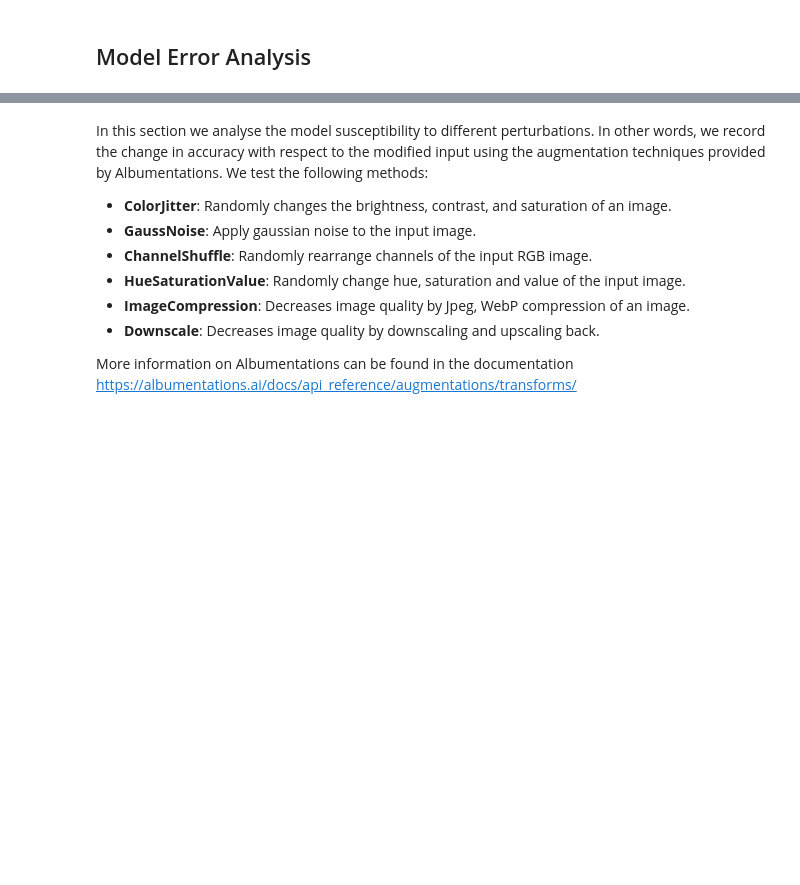
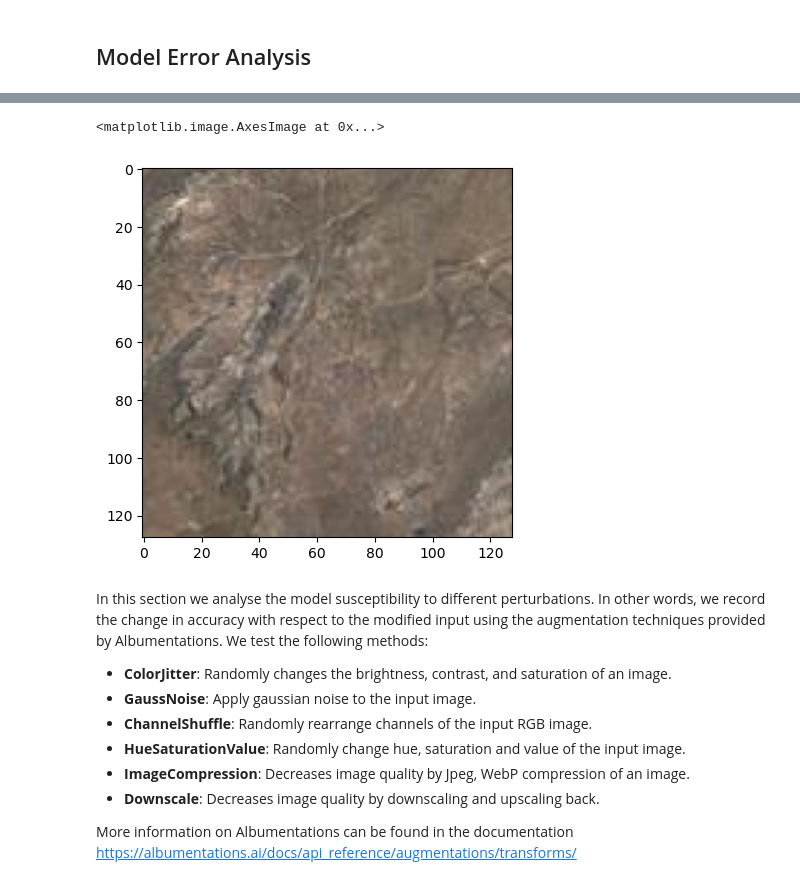
Before and after one commit to kentrachmat/HoML, a Jupyter notebook: notebooks/final_notebook.ipynb, the cells around one changed output, grey strips where cells are left out. Saved outputs shown, nothing was run; the diff lists cells and outputs as text; code cells hidden in the pictures; blank space fills up the shorter version.

```diff
--- a/notebooks/final_notebook.ipynb
+++ b/notebooks/final_notebook.ipynb
@@ -543,3 +570,10 @@ plt.show()
+# %%
+error_idx = [ix for ix in range(len(y_pred)) if ((y_pred[ix]=='mountain')and(classes_val[ix]=='desert'))]
+# %%
+plt.imshow(valid_set[error_idx[2]][0].cpu().numpy().transpose(1,2,0))
+# %% [output]
+<matplotlib.image.AxesImage at 0x...>
+[figure, added]
 # %% [markdown]
 In this section we analyse the model susceptibility to different perturbations. In other words, we record the change in accuracy with respect to the modified input using the augmentation techniques provided by Albumentations. We test the following methods:
 
```
Also changed, not shown: parts of 11 cells of this notebook, 1 other file.
